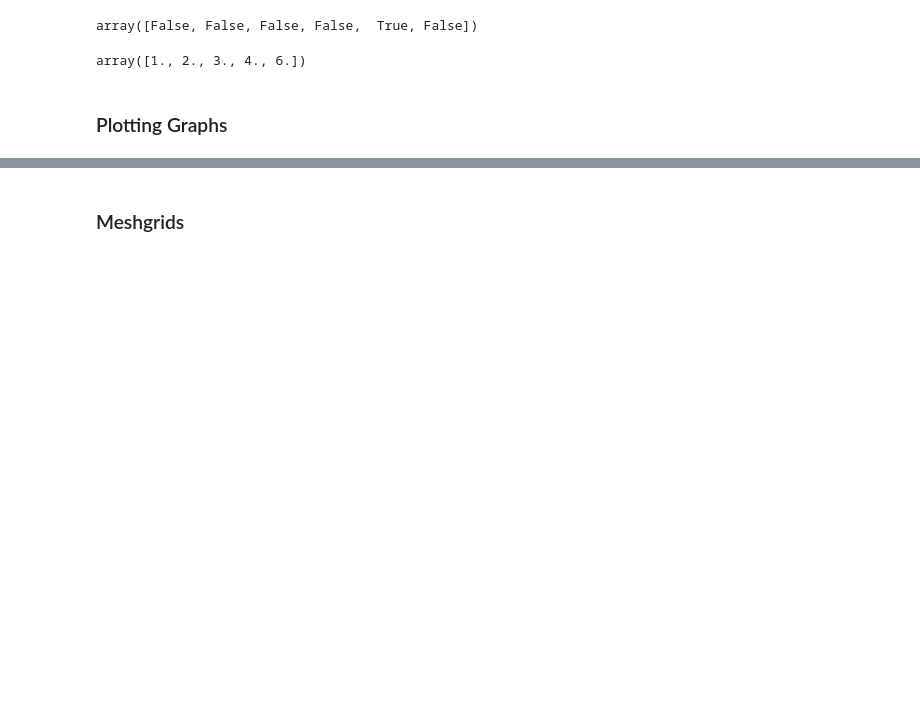
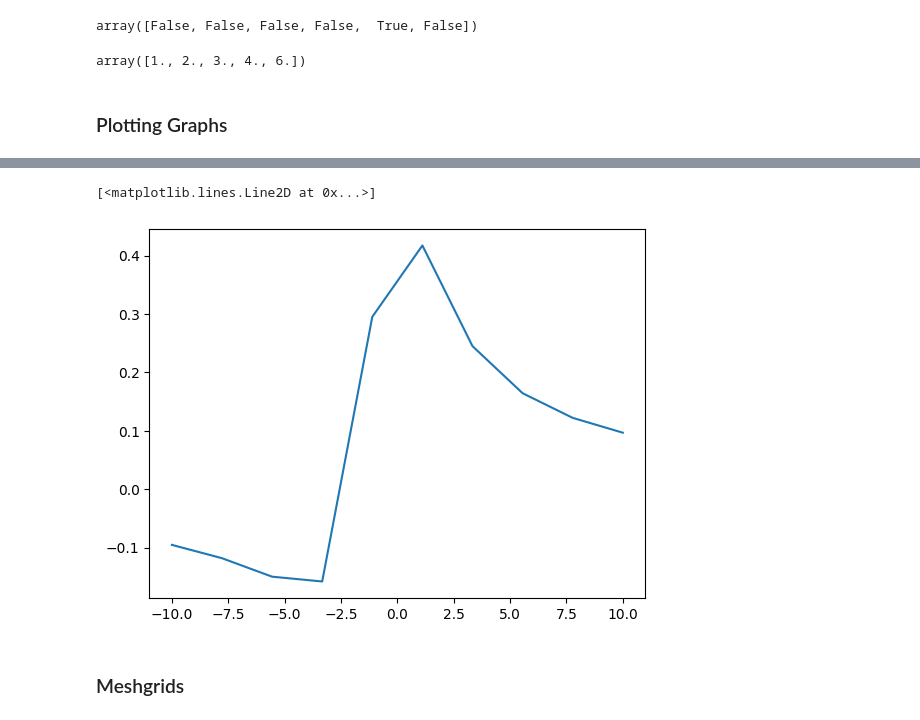
Before and after one commit to tejas05in/python_ml_ds, a Jupyter notebook: Python_fundamentals_16_numpy_advanced.ipynb, the cells around one changed output, grey strips where cells are left out. Drawn from its saved outputs; the diff is of its cells as text; code cells hidden in the pictures; blank space fills up the shorter version.

```diff
--- a/Python_fundamentals_16_numpy_advanced.ipynb
+++ b/Python_fundamentals_16_numpy_advanced.ipynb
@@ -383,3 +426,13 @@ plt.plot(x,y)
+# %%
+# plotting a scatter plot
+# y = x + 2 / x**2 + 2x + 5
+
+x = np.linspace(-10 , 10 , 10 )
+y = (x  + 2) / (x**2 + x*2 +  4)
+plt.plot(x,y)
+# %% [output]
+[<matplotlib.lines.Line2D at 0x...>]
+[figure, added]
 # %% [markdown]
 ### Meshgrids
 # %%
```
Also changed, not shown: parts of 13 cells of this notebook, 1 other file.
